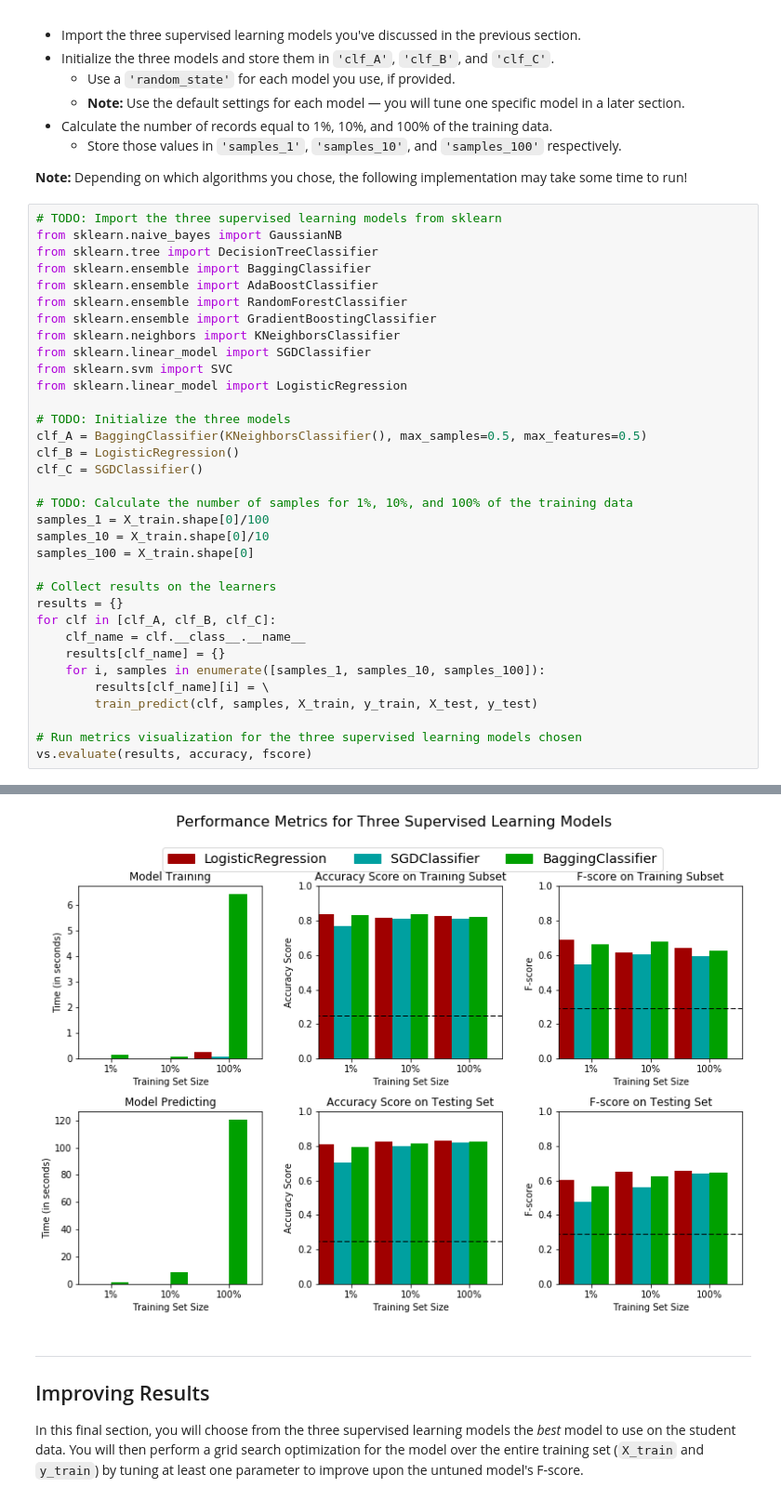
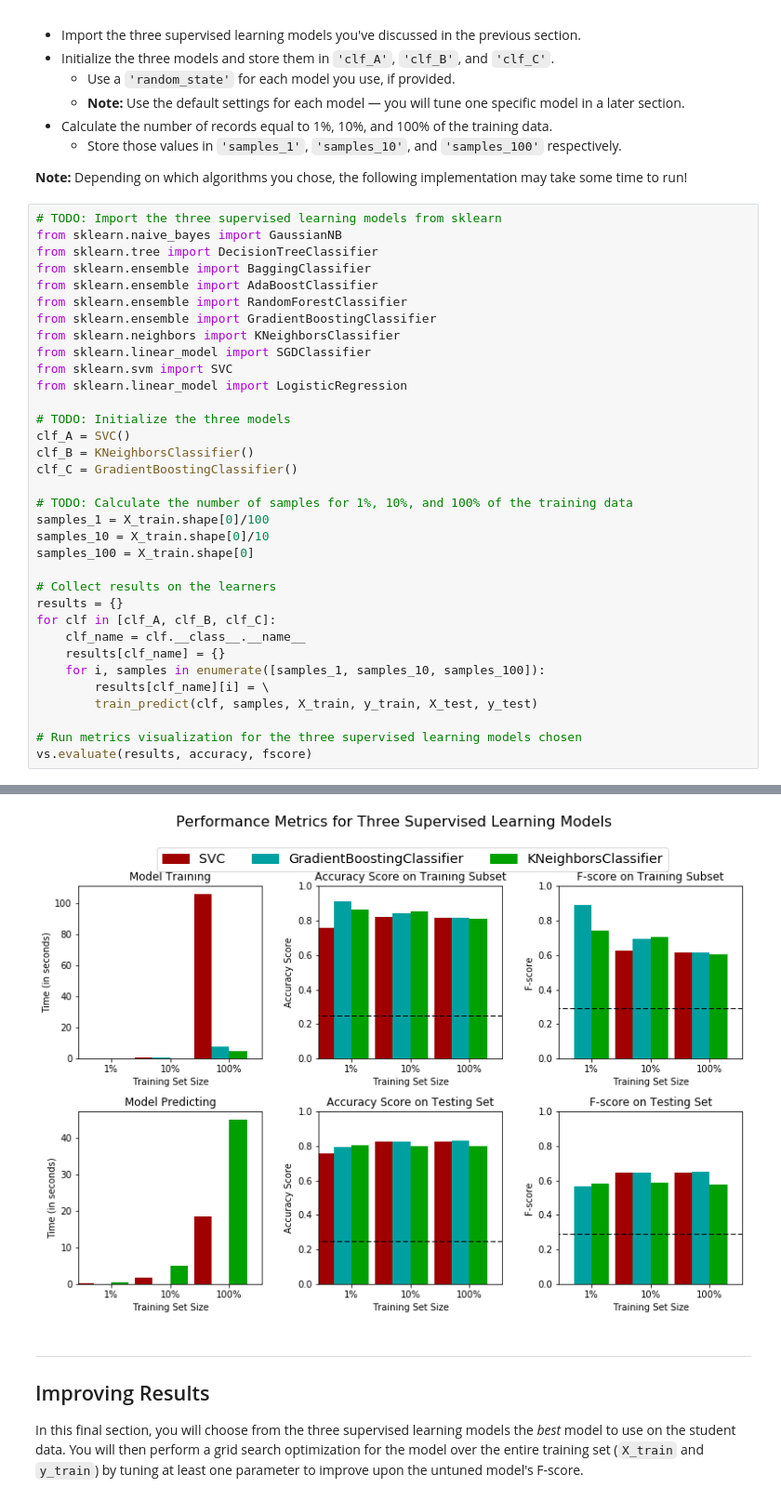
Before and after one commit to ChristosTheodoropoulos/FindingDonors-, a Jupyter notebook: finding_donors.ipynb, the cells around one changed output, grey strips where cells are left out. Shown at 93% size. Saved outputs shown, nothing was run; the diff lists cells and outputs as text.

```diff
--- a/finding_donors.ipynb
+++ b/finding_donors.ipynb
@@ -308,9 +398,9 @@ from sklearn.svm import SVC
 from sklearn.linear_model import LogisticRegression
 
 # TODO: Initialize the three models
-clf_A = BaggingClassifier(KNeighborsClassifier(), max_samples=0.5, max_features=0.5)
-clf_B = LogisticRegression()
-clf_C = SGDClassifier()
+clf_A = SVC()
+clf_B = KNeighborsClassifier()
+clf_C = GradientBoostingClassifier()
 
 # TODO: Calculate the number of samples for 1%, 10%, and 100% of the training data
 samples_1 = X_train.shape[0]/100
@@ -341,4 +431,4 @@ SGDClassifier trained on 36177 samples.
-[figure, old version]
+[figure, new version]
 # %% [markdown]
 ----
 ## Improving Results
```
Also changed, not shown: parts of 6 cells of this notebook.
